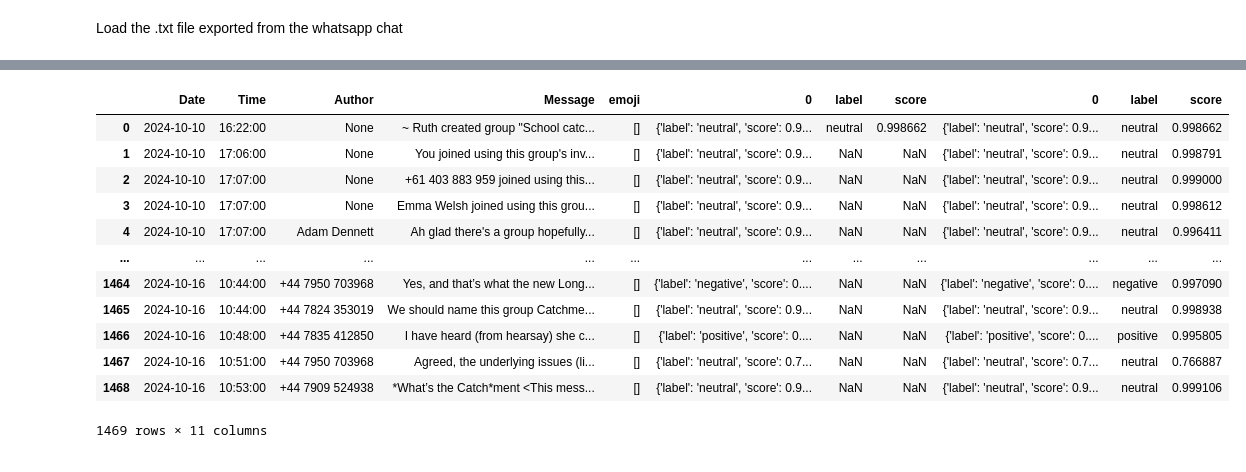
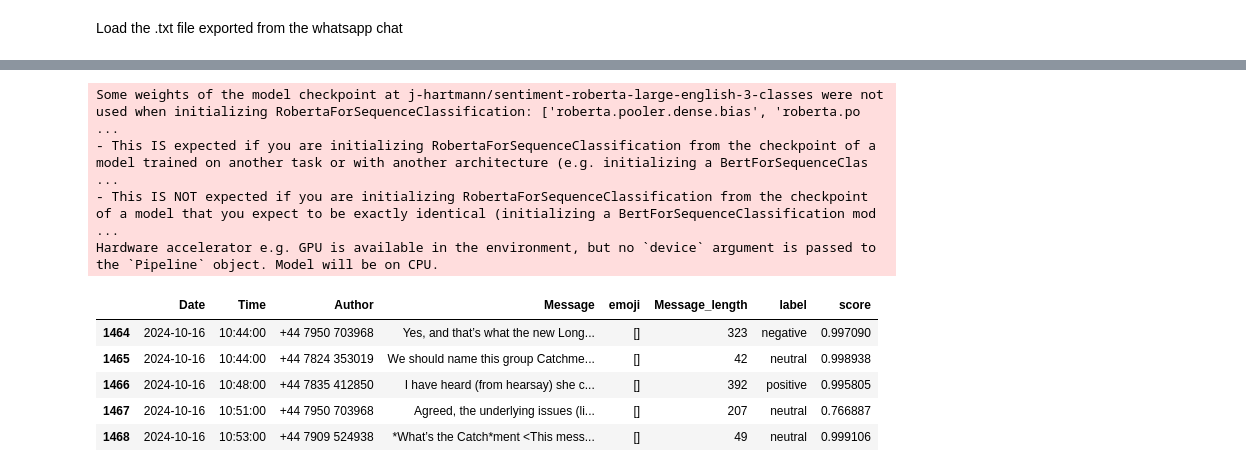
Before and after one commit to Bea-Taylor/BH_Secondary_Admissions_Analysis, a Jupyter notebook: sentiment_analysis/sentiment_analysis_whatsapp.ipynb, the cells around one changed output, grey strips where cells are left out. Cells and saved outputs as stored; diff of their text form; code cells hidden in the pictures.

```diff
--- a/sentiment_analysis/sentiment_analysis_whatsapp.ipynb
+++ b/sentiment_analysis/sentiment_analysis_whatsapp.ipynb
@@ -34,7 +38,0 @@ df.tail()
-# %%
-classifier = pipeline("text-classification", model="j-hartmann/sentiment-roberta-large-english-3-classes", top_k=1, truncation=True)
-sentiment = classifier(list(df['Message']))
-# have to flatten the list
-sentiment = [x for xs in sentiment for x in xs]
-sentiment_df = pd.DataFrame(sentiment)
-df = pd.concat([df, sentiment_df], axis=1)
@@ -46,16 +39,20 @@ Hardware accelerator e.g. GPU is available in the environment, but no `device` a
+# %%
+if os.path.exists('outputs/whatsapp_sentiment.csv'):
+    df_sent = pd.read_csv('outputs/whatsapp_sentiment.csv')
+else:
+    df_sent = wpf.extract_sentiment(df)
+    df_sent.to_csv('outputs/whatsapp_sentiment.csv')
+# %% [output]
+Some weights of the model checkpoint at j-hartmann/sentiment-roberta-large-english-3-classes were not used when initializing RobertaForSequenceClassification: ['roberta.pooler.dense.bias', 'roberta.po ...
+- This IS expected if you are initializing RobertaForSequenceClassification from the checkpoint of a model trained on another task or with another architecture (e.g. initializing a BertForSequenceClas ...
+- This IS NOT expected if you are initializing RobertaForSequenceClassification from the checkpoint of a model that you expect to be exactly identical (initializing a BertForSequenceClassification mod ...
+Hardware accelerator e.g. GPU is available in the environment, but no `device` argument is passed to the `Pipeline` object. Model will be on CPU.
 # %%
-df.tail()
+df_sent.tail()
 # %% [output]
-|  | Date | Time | Author | Message | emoji | 0 | label | score | 0 | label | score |
-| 0 | 2024-10-10 | 16:22:00 | None | ~ Ruth created group "School catc... | [] | {'label': 'neutral', 'score': 0.9... | neutral | 0.998662 | {'label': 'neutral', 'score': 0.9... | neutral | 0.998662 |
-| 1 | 2024-10-10 | 17:06:00 | None | You joined using this group's inv... | [] | {'label': 'neutral', 'score': 0.9... | NaN | NaN | {'label': 'neutral', 'score': 0.9... | neutral | 0.998791 |
-| 2 | 2024-10-10 | 17:07:00 | None | +61 403 883 959 joined using this... | [] | {'label': 'neutral', 'score': 0.9... | NaN | NaN | {'label': 'neutral', 'score': 0.9... | neutral | 0.999000 |
-| 3 | 2024-10-10 | 17:07:00 | None | Emma Welsh joined using this grou... | [] | {'label': 'neutral', 'score': 0.9... | NaN | NaN | {'label': 'neutral', 'score': 0.9... | neutral | 0.998612 |
-| 4 | 2024-10-10 | 17:07:00 | Adam Dennett | Ah glad there's a group hopefully... | [] | {'label': 'neutral', 'score': 0.9... | NaN | NaN | {'label': 'neutral', 'score': 0.9... | neutral | 0.996411 |
-| ... | ... | ... | ... | ... | ... | ... | ... | ... | ... | ... | ... |
-| 1464 | 2024-10-16 | 10:44:00 | +44 7950 703968 | Yes, and that’s what the new Long... | [] | {'label': 'negative', 'score': 0.... | NaN | NaN | {'label': 'negative', 'score': 0.... | negative | 0.997090 |
-| 1465 | 2024-10-16 | 10:44:00 | +44 7824 353019 | We should name this group Catchme... | [] | {'label': 'neutral', 'score': 0.9... | NaN | NaN | {'label': 'neutral', 'score': 0.9... | neutral | 0.998938 |
-| 1466 | 2024-10-16 | 10:48:00 | +44 7835 412850 | I have heard (from hearsay) she c... | [] | {'label': 'positive', 'score': 0.... | NaN | NaN | {'label': 'positive', 'score': 0.... | positive | 0.995805 |
-| 1467 | 2024-10-16 | 10:51:00 | +44 7950 703968 | Agreed, the underlying issues (li... | [] | {'label': 'neutral', 'score': 0.7... | NaN | NaN | {'label': 'neutral', 'score': 0.7... | neutral | 0.766887 |
-| 1468 | 2024-10-16 | 10:53:00 | +44 7909 524938 | *What’s the Catch*ment <This mess... | [] | {'label': 'neutral', 'score': 0.9... | NaN | NaN | {'label': 'neutral', 'score': 0.9... | neutral | 0.999106 |
+|  | Date | Time | Author | Message | emoji | Message_length | label | score |
+| 1464 | 2024-10-16 | 10:44:00 | +44 7950 703968 | Yes, and that’s what the new Long... | [] | 323 | negative | 0.997090 |
+| 1465 | 2024-10-16 | 10:44:00 | +44 7824 353019 | We should name this group Catchme... | [] | 42 | neutral | 0.998938 |
+| 1466 | 2024-10-16 | 10:48:00 | +44 7835 412850 | I have heard (from hearsay) she c... | [] | 392 | positive | 0.995805 |
+| 1467 | 2024-10-16 | 10:51:00 | +44 7950 703968 | Agreed, the underlying issues (li... | [] | 207 | neutral | 0.766887 |
+| 1468 | 2024-10-16 | 10:53:00 | +44 7909 524938 | *What’s the Catch*ment <This mess... | [] | 49 | neutral | 0.999106 |
-1469 rows × 11 columns
```
Also changed, not shown: parts of 15 cells of this notebook.
